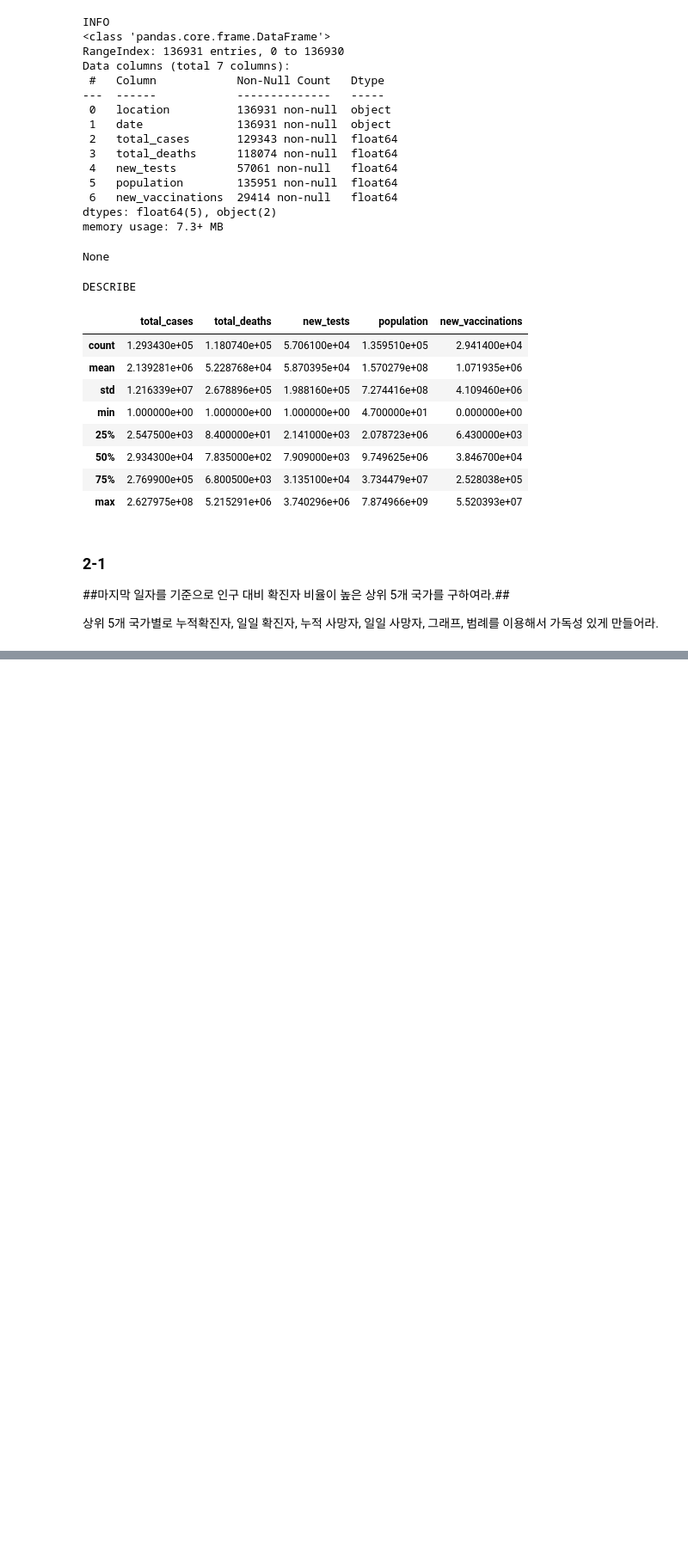
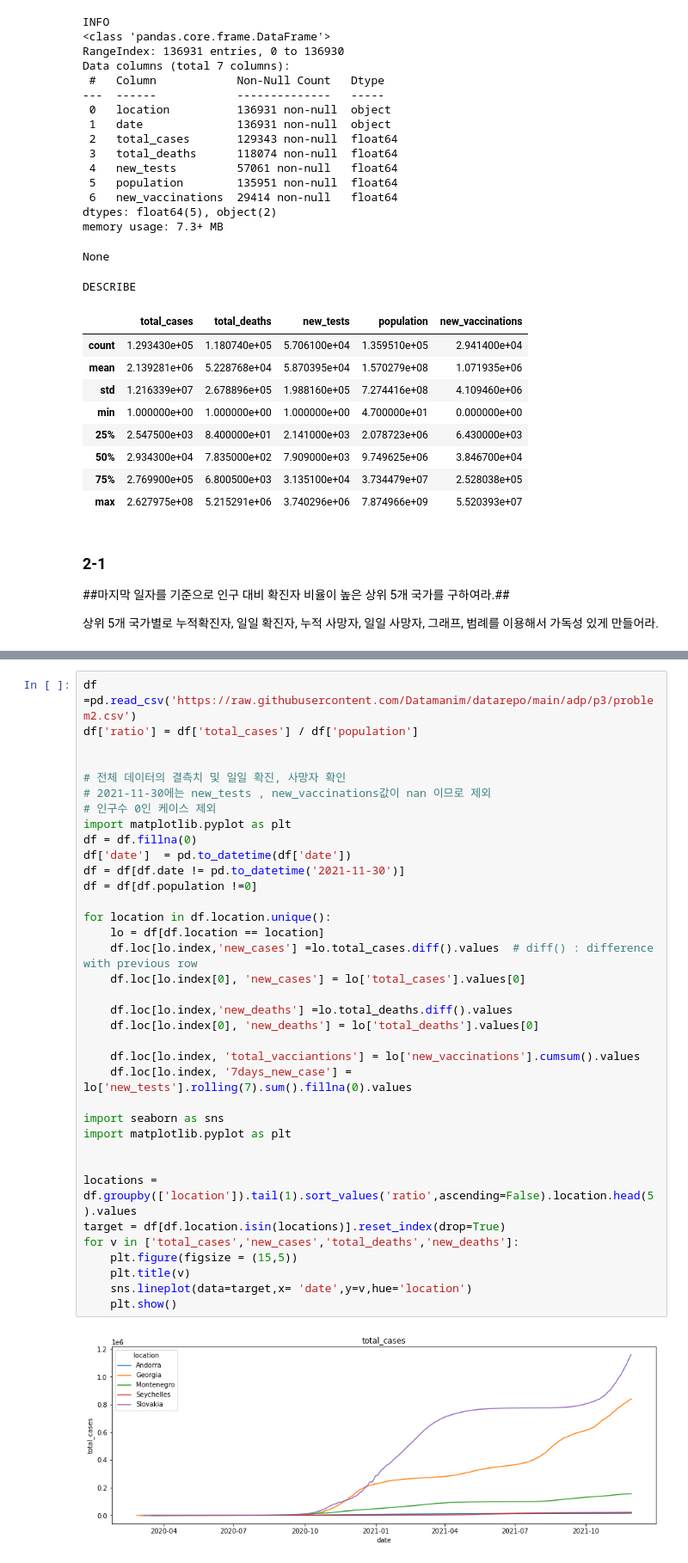
Before and after one commit to johyunkang/adp_certificate, a Jupyter notebook: adp_17.ipynb, the cells around one changed output, grey strips where cells are left out. Shown at 86% size. Cells and saved outputs as stored; diff of their text form; blank space fills up the shorter version.

Commit message:
diff(), rolling()

```diff
--- a/adp_17.ipynb
+++ b/adp_17.ipynb
@@ -324,0 +382,38 @@ DESCRIBE
+# %%
+df =pd.read_csv('https://raw.githubusercontent.com/Datamanim/datarepo/main/adp/p3/problem2.csv')
+df['ratio'] = df['total_cases'] / df['population']
+
+
+# 전체 데이터의 결측치 및 일일 확진, 사망자 확인
+# 2021-11-30에는 new_tests , new_vaccinations값이 nan 이므로 제외
+# 인구수 0인 케이스 제외
+import matplotlib.pyplot as plt
+df = df.fillna(0)
+df['date']  = pd.to_datetime(df['date'])
+df = df[df.date != pd.to_datetime('2021-11-30')]
+df = df[df.population !=0]
+
+for location in df.location.unique():
+    lo = df[df.location == location]
+    df.loc[lo.index,'new_cases'] =lo.total_cases.diff().values  # diff() : difference with previous row
+    df.loc[lo.index[0], 'new_cases'] = lo['total_cases'].values[0]
+
+    df.loc[lo.index,'new_deaths'] =lo.total_deaths.diff().values
+    df.loc[lo.index[0], 'new_deaths'] = lo['total_deaths'].values[0]
+
+    df.loc[lo.index, 'total_vacciantions'] = lo['new_vaccinations'].cumsum().values
+    df.loc[lo.index, '7days_new_case'] = lo['new_tests'].rolling(7).sum().fillna(0).values
+
+import seaborn as sns
+import matplotlib.pyplot as plt
+
+
+locations = df.groupby(['location']).tail(1).sort_values('ratio',ascending=False).location.head(5).values
+target = df[df.location.isin(locations)].reset_index(drop=True)
+for v in ['total_cases','new_cases','total_deaths','new_deaths']:
+    plt.figure(figsize = (15,5))
+    plt.title(v)
+    sns.lineplot(data=target,x= 'date',y=v,hue='location')
+    plt.show()
+# %% [output]
+[figure, added]
```
Also changed, not shown: parts of 5 cells of this notebook.
